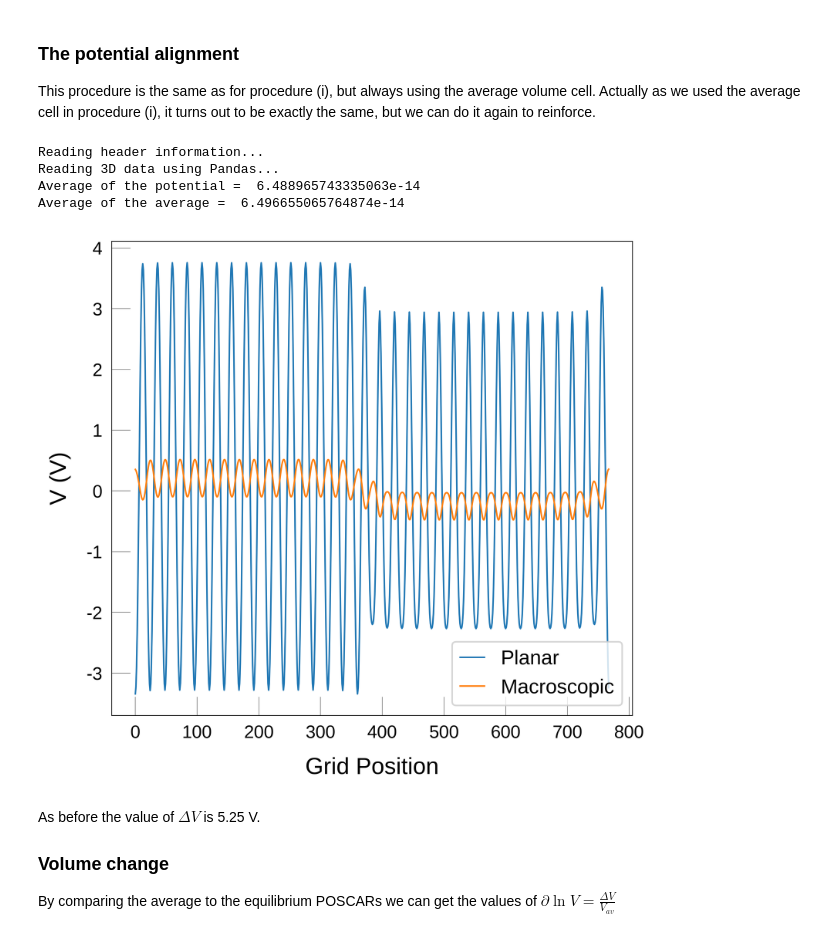
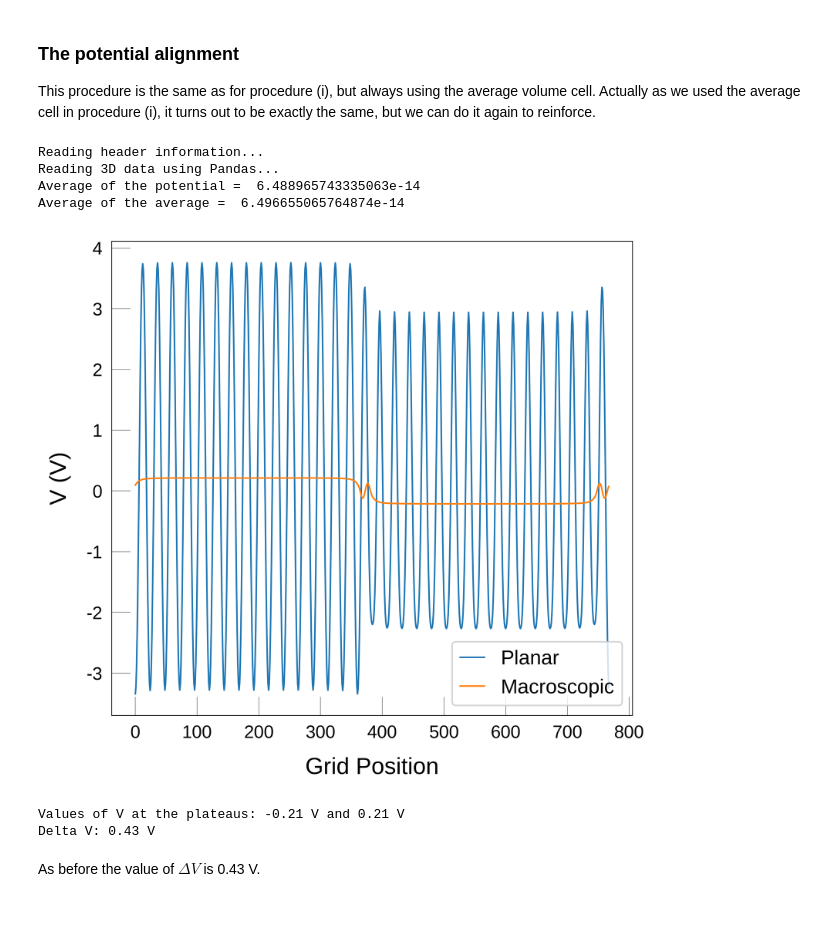
Before and after one commit to WMD-group/MacroDensity, a Jupyter notebook: docs/tutorials/HeteroJunction/HeteroJunction.ipynb, the cells around one changed output. Drawn from its saved outputs; the diff is of its cells as text; code cells hidden in the pictures.

```diff
--- a/docs/tutorials/HeteroJunction/HeteroJunction.ipynb
+++ b/docs/tutorials/HeteroJunction/HeteroJunction.ipynb
@@ -120,23 +136,17 @@ Here the eigenvalues and offset potential are the same as in procedure (i), but
 This procedure is the same as for procedure (i), but always using the average volume cell. Actually as we used the average cell in procedure (i), it turns out to be exactly the same, but we can do it again to reinforce.
 # %%
 input_file = 'LOCPOT_slab'
-lattice_vector = 3.6
+lattice_vector = 2.0
 output_file = 'planar_average.csv'
 
 df, fig = md.plot_planar_average(
     input_file=input_file,
     lattice_vector=lattice_vector,
     axis="z", output_file=output_file
 )
 # %% [output]
 Reading header information...
 Reading 3D data using Pandas...
 Average of the potential =  6.488965743335063e-14
 Average of the average =  6.496655065764874e-14
-[figure, old version]
+[figure, new version]
-# %% [markdown]
-As before the value of $\Delta V$ is 5.25 V.
-
-### Volume change
-
-By comparing the average to the equilibrium POSCARs we can get the values of $\partial\ln V = \frac{\Delta V}{V_{av}}$
@@ -147,0 +153,12 @@ VBO_natural = (-2.464 + 0.48 * dlnVa ) - (4.8288 + 0.83 * dlnVb) + 5.25
+# %%
+max_mac = df.Macroscopic.max()
+min_mac = df.Macroscopic.min()
+
+print("Values of V at the plateaus:", round(min_mac, 2), "V and", round(max_mac, 2), "V")
+delta_V = max_mac - min_mac
+print("Delta V:", round(delta_V, 2), "V")
+# %% [output]
+Values of V at the plateaus: -0.21 V and 0.21 V
+Delta V: 0.43 V
+# %% [markdown]
+As before the value of $\Delta V$ is 0.43 V.
```
Also changed, not shown: parts of 20 cells of this notebook, 1 other file.
